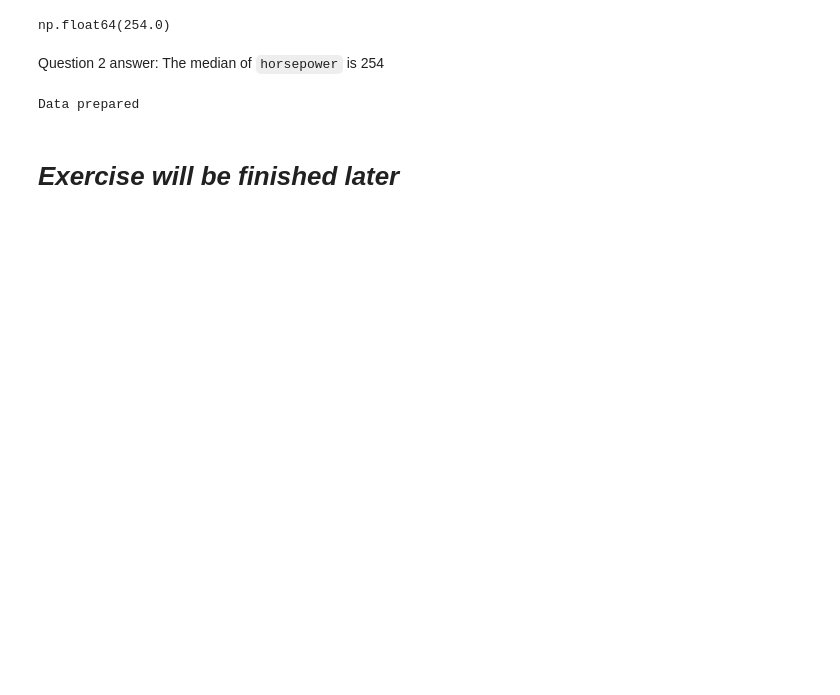
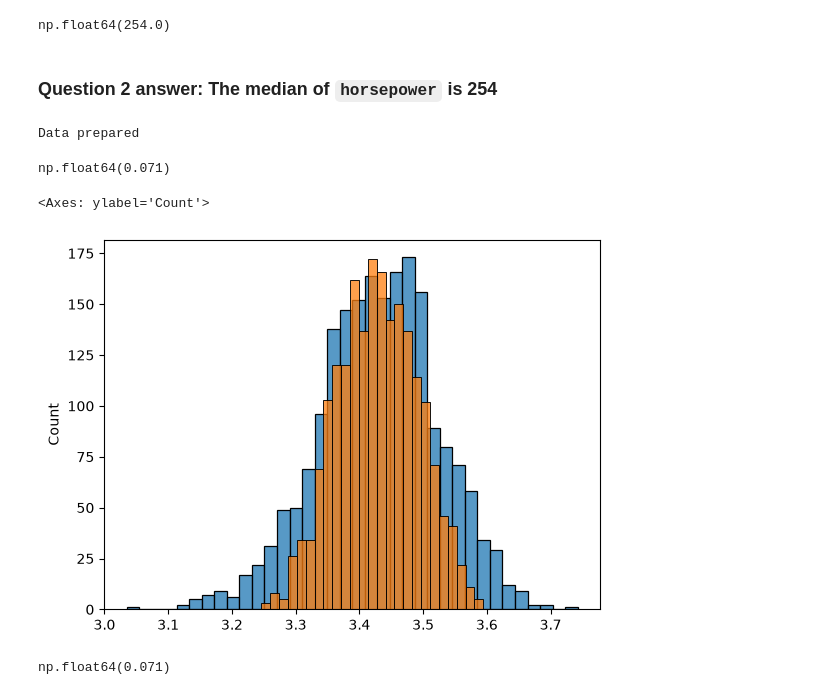
Before and after one commit to Mufado/Machine-Learning-Zoomcamp-2026, a Jupyter notebook: 02-regression/homework.ipynb, the cells around one changed output. Cells and saved outputs as stored; diff of their text form; code cells hidden in the pictures; blank space fills up the shorter version.

```diff
--- a/02-regression/homework.ipynb
+++ b/02-regression/homework.ipynb
@@ -56,7 +56,7 @@ df.horsepower.median()
 # %% [output]
 np.float64(254.0)
 # %% [markdown]
-Question 2 answer: The median of `horsepower` is 254
+### Question 2 answer: The median of `horsepower` is 254
 # %%
 # Preparing and spliting the dataset
 
@@ -74,8 +74,68 @@ df_train = df.iloc[idx[: n_train]]
 df_val = df.iloc[idx[n_train : n_train + n_val]]
 df_test = df.iloc[idx[n_train + n_val :]]
 
+y_train = np.log1p(df_train.fuel_efficiency_mpg.values)
+y_val = np.log1p(df_val.fuel_efficiency_mpg.values)
+y_test = np.log1p(df_test.fuel_efficiency_mpg.values)
+
 print('Data prepared')
 # %% [output]
 Data prepared
-# %% [markdown]
-# _Exercise will be finished later_
+# %%
+base = ['engine_displacement', 'horsepower', 'vehicle_weight', 'model_year']
+
+def train_linear_regression(X, y):
+    ones = np.ones(X.shape[0])
+    X = np.column_stack([ones, X])
+
+    XTX = X.T.dot(X)
+    XTX_inv = np.linalg.inv(XTX)
+    w_full = XTX_inv.dot(X.T).dot(y)
+
+    return w_full[0], w_full[1:]
+
+def prepare_X(df, fillna_value = 0):
+    return df[base].fillna(fillna_value).values
+
+def root_mean_square_error(y, y_pred):
+    square_error = (y - y_pred) ** 2
+    mean_se = square_error.mean()
+    return np.sqrt(mean_se)
+# %%
+# Question 3: using 0 to fill horsepower
+
+fillna_value = 0
+
+X_train = prepare_X(df_train, fillna_value)
+w0, w = train_linear_regression(X_train, y_train)
+
+X_val = prepare_X(df_val, fillna_value)
+y_pred = w0 + X_val.dot(w)
+
+result = root_mean_square_error(y_val, y_pred)
+
+round(result, 3)
+# %% [output]
+np.float64(0.071)
+# %%
+sns.histplot(y_val)
+sns.histplot(y_pred)
+# %% [output]
+<Axes: ylabel='Count'>
+[figure, added]
+# %%
+# Question 3: using the horsepower's mean to fill horsepower
+
+fillna_value = df_train[base].horsepower.mean()
+X_train = prepare_X(df_train, fillna_value) # WARNING: This works at the moment only because horsepower is the only feature with null values
+w0, w = train_linear_regression(X_train, y_train)
+
+fillna_value = df_val[base].horsepower.mean()
+X_val = prepare_X(df_val, fillna_value)
+y_pred = w0 + X_val.dot(w)
+
+result = root_mean_square_error(y_val, y_pred)
+
+round(result, 3)
+# %% [output]
+np.float64(0.071)
```
Also changed, not shown: parts of 7 cells of this notebook.
